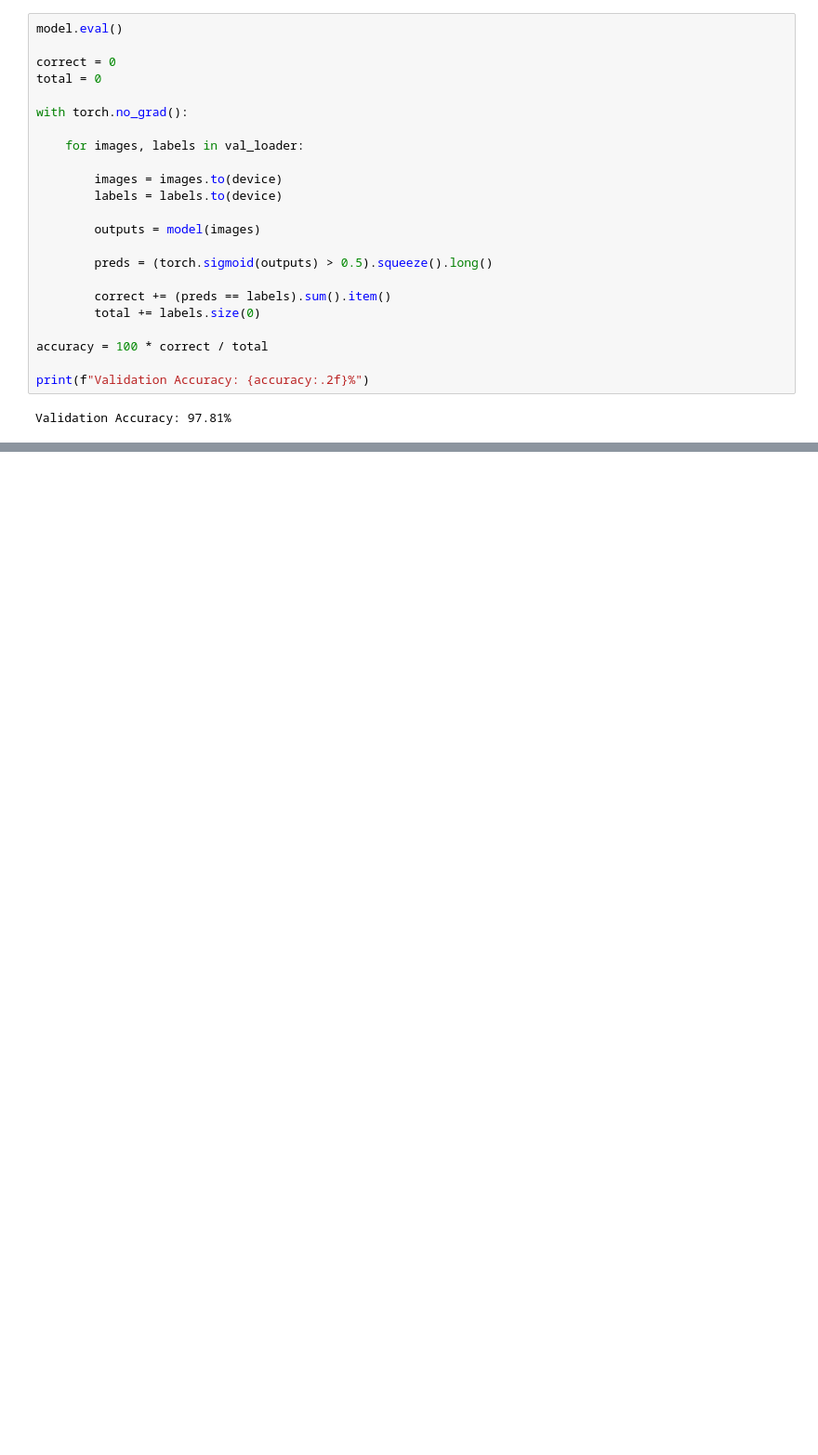
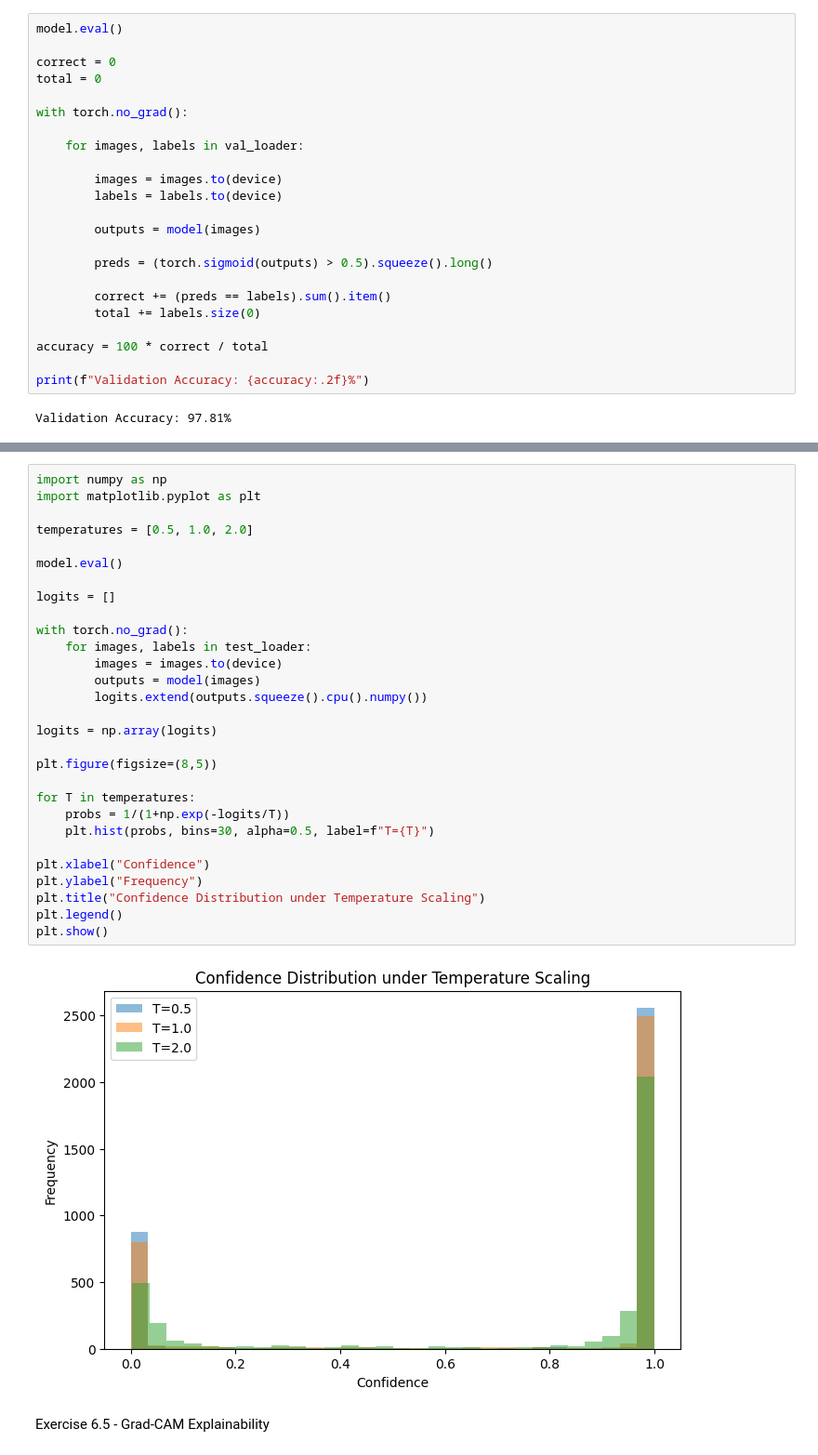
Before and after one commit to vinitdarji16/MLS-Exercise, a Jupyter notebook: MLS_exercises3_final.ipynb, the cells around one changed output, grey strips where cells are left out. Shown at 93% size. Cells and saved outputs as stored; diff of their text form; blank space fills up the shorter version.

Commit message:
Complete Traffic light classifier evaluation and Grad-CAM

```diff
--- a/MLS_exercises3_final.ipynb
+++ b/MLS_exercises3_final.ipynb
@@ -453,0 +454,33 @@ F1 Score : 0.9595134004942026
+# %%
+import numpy as np
+import matplotlib.pyplot as plt
+
+temperatures = [0.5, 1.0, 2.0]
+
+model.eval()
+
+logits = []
+
+with torch.no_grad():
+    for images, labels in test_loader:
+        images = images.to(device)
+        outputs = model(images)
+        logits.extend(outputs.squeeze().cpu().numpy())
+
+logits = np.array(logits)
+
+plt.figure(figsize=(8,5))
+
+for T in temperatures:
+    probs = 1/(1+np.exp(-logits/T))
+    plt.hist(probs, bins=30, alpha=0.5, label=f"T={T}")
+
+plt.xlabel("Confidence")
+plt.ylabel("Frequency")
+plt.title("Confidence Distribution under Temperature Scaling")
+plt.legend()
+plt.show()
+# %% [output]
+[figure, added]
+# %% [markdown]
+Exercise 6.5 - Grad-CAM Explainability
```
Also changed, not shown: parts of 12 cells of this notebook.
